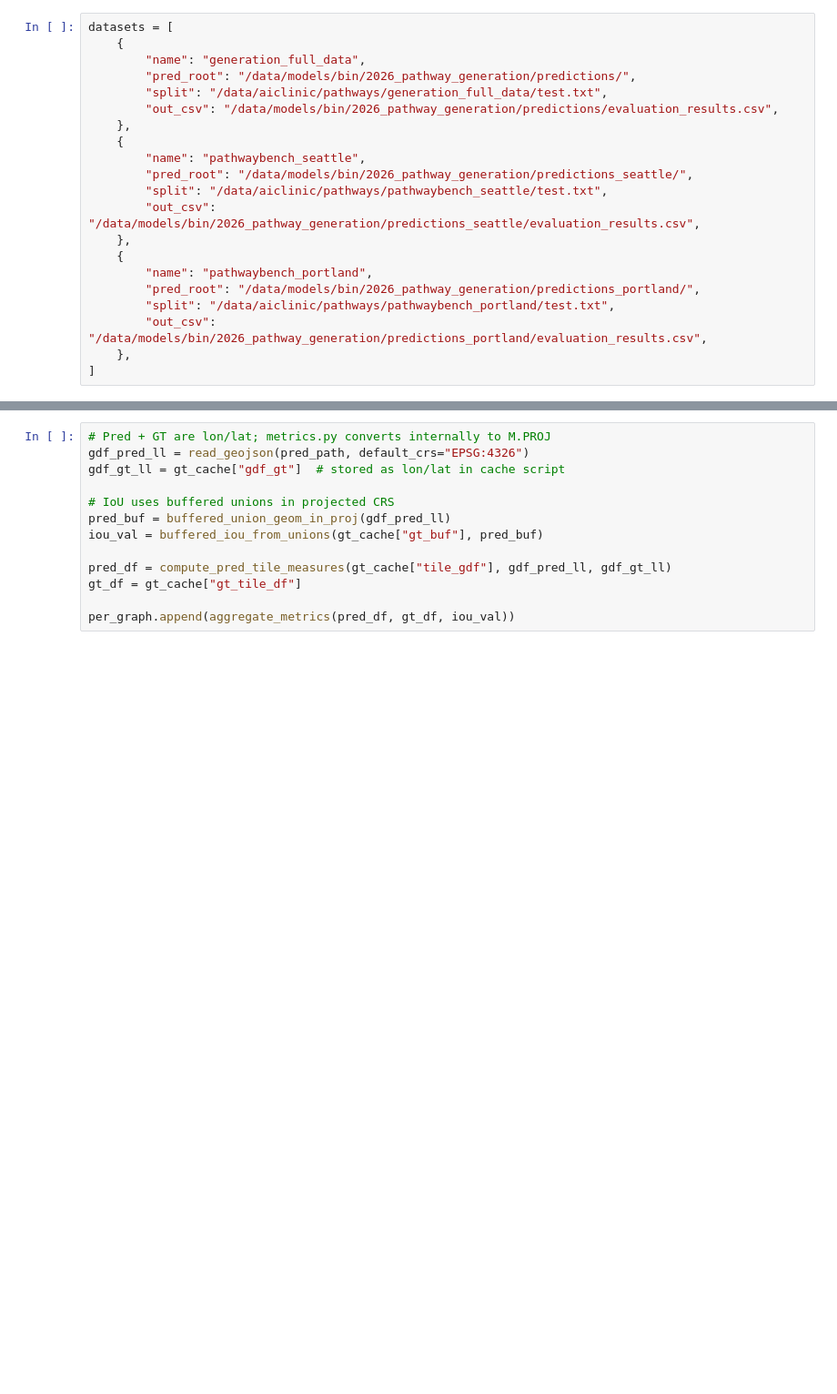
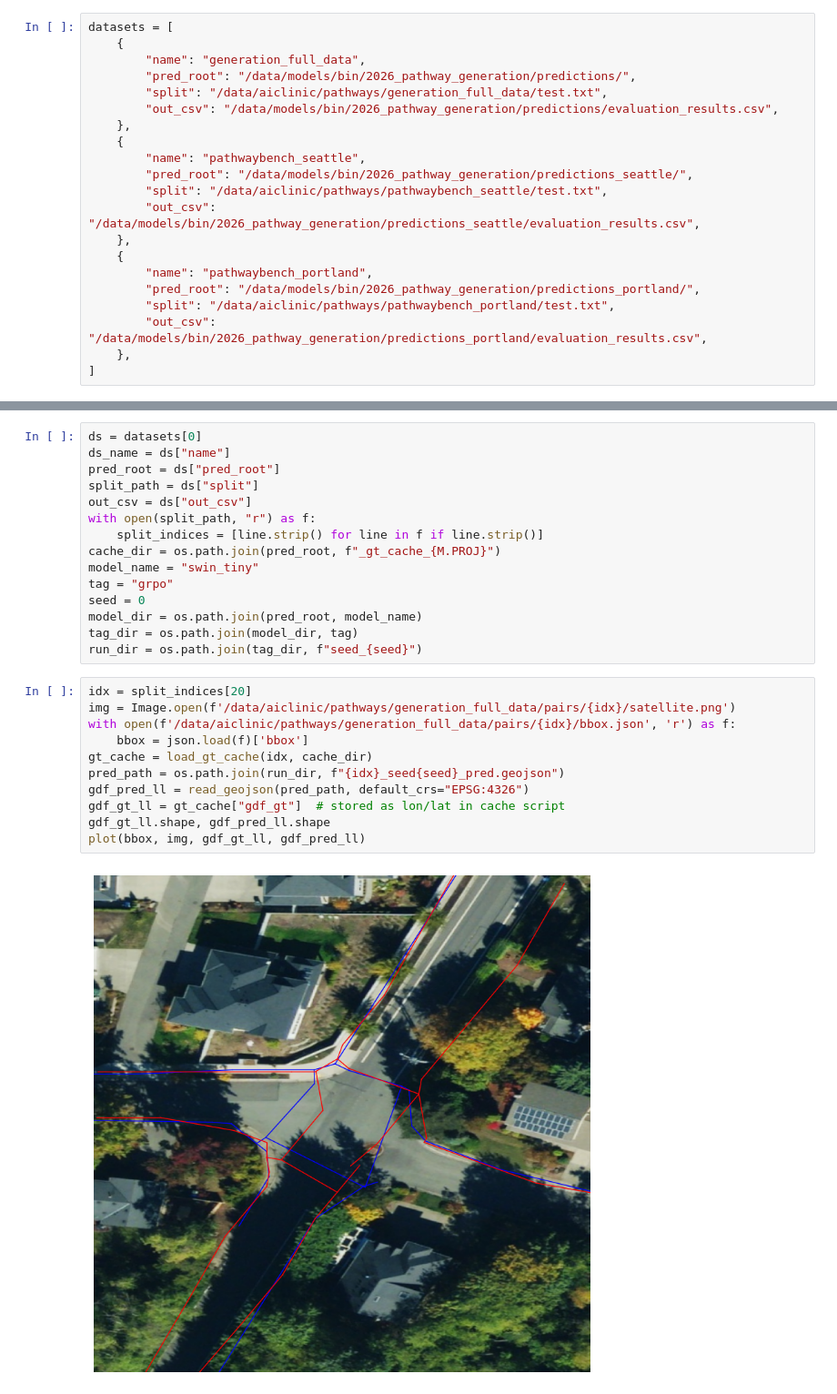
Before and after one commit to BeanHam/2026-pathway-generation, a Jupyter notebook: evaluation/test.ipynb, the cells around one changed output, grey strips where cells are left out. Shown at 91% size. Drawn from its saved outputs; the diff is of its cells as text; blank space fills up the shorter version.

```diff
--- a/evaluation/test.ipynb
+++ b/evaluation/test.ipynb
@@ -299,13 +300,28 @@ pass
-# %%
-# Pred + GT are lon/lat; metrics.py converts internally to M.PROJ
-gdf_pred_ll = read_geojson(pred_path, default_crs="EPSG:4326")
-gdf_gt_ll = gt_cache["gdf_gt"]  # stored as lon/lat in cache script
-
-# IoU uses buffered unions in projected CRS
-pred_buf = buffered_union_geom_in_proj(gdf_pred_ll)
-iou_val = buffered_iou_from_unions(gt_cache["gt_buf"], pred_buf)
-
-pred_df = compute_pred_tile_measures(gt_cache["tile_gdf"], gdf_pred_ll, gdf_gt_ll)
-gt_df = gt_cache["gt_tile_df"]
-
-per_graph.append(aggregate_metrics(pred_df, gt_df, iou_val))
+# %%
+ds = datasets[0]
+ds_name = ds["name"]
+pred_root = ds["pred_root"]
+split_path = ds["split"]
+out_csv = ds["out_csv"]
+with open(split_path, "r") as f:
+    split_indices = [line.strip() for line in f if line.strip()]
+cache_dir = os.path.join(pred_root, f"_gt_cache_{M.PROJ}")
+model_name = "swin_tiny"
+tag = "grpo"
+seed = 0
+model_dir = os.path.join(pred_root, model_name)
+tag_dir = os.path.join(model_dir, tag)
+run_dir = os.path.join(tag_dir, f"seed_{seed}")
+# %%
+idx = split_indices[20]
+img = Image.open(f'/data/aiclinic/pathways/generation_full_data/pairs/{idx}/satellite.png')
+with open(f'/data/aiclinic/pathways/generation_full_data/pairs/{idx}/bbox.json', 'r') as f:
+    bbox = json.load(f)['bbox']
+gt_cache = load_gt_cache(idx, cache_dir)
+pred_path = os.path.join(run_dir, f"{idx}_seed{seed}_pred.geojson")
+gdf_pred_ll = read_geojson(pred_path, default_crs="EPSG:4326")
+gdf_gt_ll = gt_cache["gdf_gt"]  # stored as lon/lat in cache script
+gdf_gt_ll.shape, gdf_pred_ll.shape
+plot(bbox, img, gdf_gt_ll, gdf_pred_ll)
+# %% [output]
+[figure, added]
```
Also changed, not shown: parts of 8 cells of this notebook, 2 other files.
